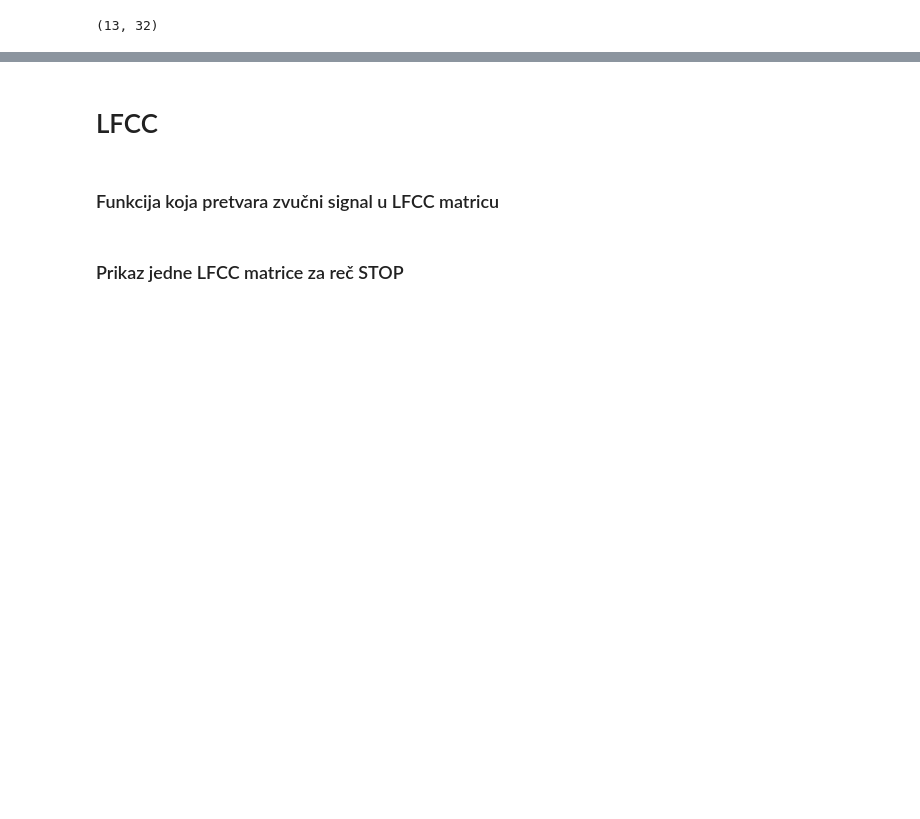
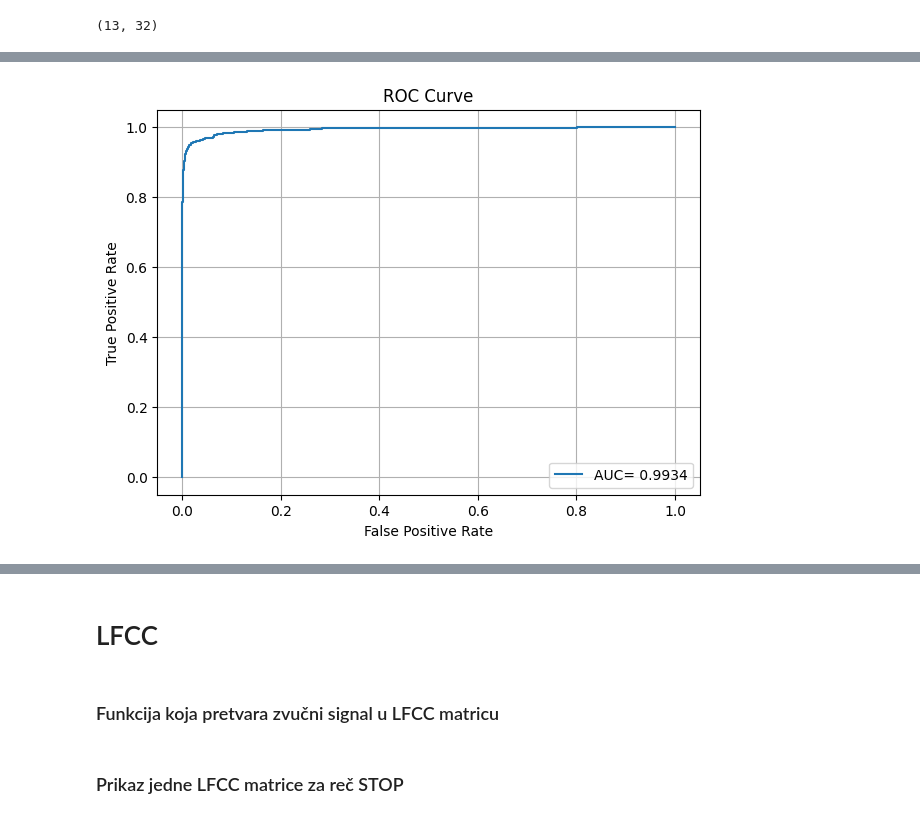
Before and after one commit to medenica02/wake-word-detection, a Jupyter notebook: main.ipynb, the cells around one changed output, grey strips where cells are left out. Drawn from its saved outputs; the diff is of its cells as text; code cells hidden in the pictures; blank space fills up the shorter version.

```diff
--- a/main.ipynb
+++ b/main.ipynb
@@ -108,10 +79,7 @@ y= []
 # %%
 for file_name in os.listdir(wake_word_folder):
     if file_name.endswith(".wav"):
-        file_path= os.path.join(
-            wake_word_folder,
-            file_name
-        )
+        file_path= os.path.join(wake_word_folder,file_name)
 
         mfcc= extract_mfcc(file_path)
 
@@ -173,0 +223,19 @@ y_test: (15439,)
+# %%
+mfcc_model.eval()
+all_probs,all_preds, all_labels= [], [], []
+
+#dodati mozda validacioni skup da se proveri koji threshold je najbolji za razlicite trenirane modele
+threshold= 0.9
+
+with torch.no_grad():
+    for inputs, labels in test_loader:
+        outputs= torch.sigmoid(mfcc_model(inputs))
+        preds= (outputs >= threshold).float()
+        all_probs.extend(outputs.squeeze().numpy())
+        all_preds.extend(preds.squeeze().numpy())
+        all_labels.extend(labels.numpy())
+
+mfcc_accuracy= accuracy_score(all_labels, all_preds)
+print("MFCC Accuracy:", mfcc_accuracy)
+print(confusion_matrix(all_labels, all_preds))
+print(classification_report(all_labels, all_preds, zero_division=0))
@@ -173,0 +264,14 @@ y_test: (15439,)
+# %%
+fpr, tpr, roc_thresholds= roc_curve(all_labels, all_probs)
+roc_auc= auc(fpr, tpr)
+
+plt.figure(figsize=(7,5))
+plt.plot(fpr, tpr, label=f"AUC= {roc_auc:.4f}")
+plt.xlabel("False Positive Rate")
+plt.ylabel("True Positive Rate")
+plt.title("ROC Curve")
+plt.legend()
+plt.grid(True)
+plt.show()
+# %% [output]
+[figure, added]
```
Also changed, not shown: parts of 18 cells of this notebook, 6 other files.
